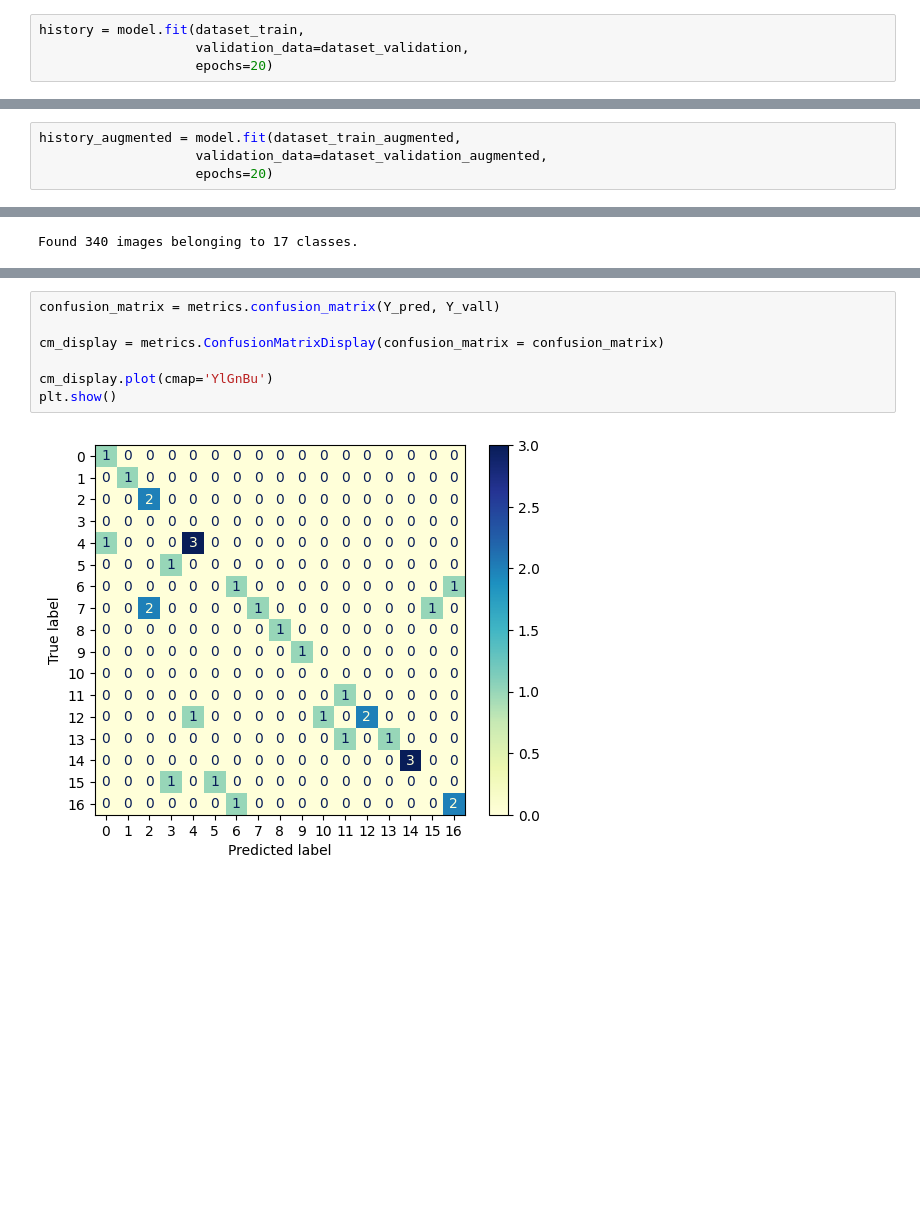
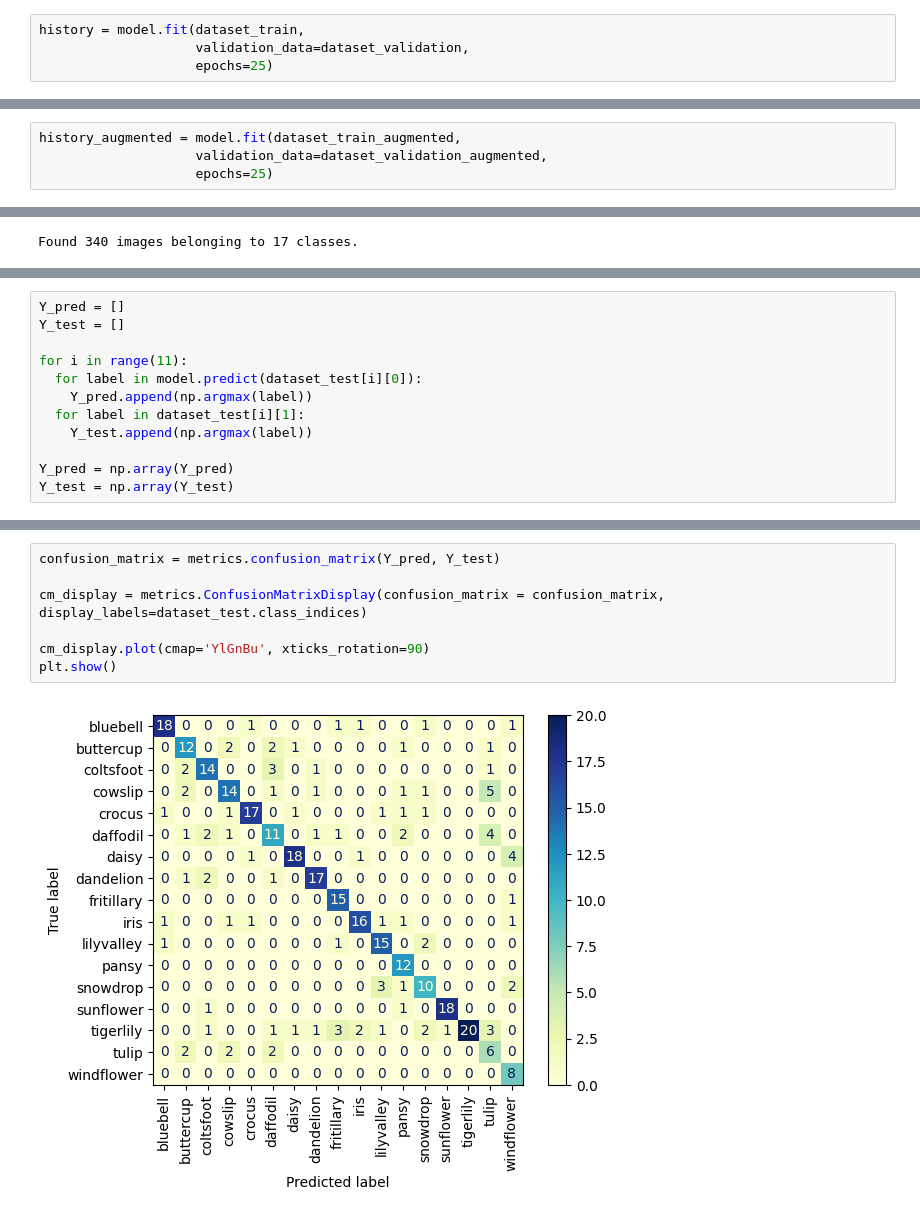
Before and after one commit to SobhanSaeedi7/DeepLearning, a Jupyter notebook: 3.Augmetation/2_17Flower.ipynb, the cells around one changed output, grey strips where cells are left out. Saved outputs shown, nothing was run; the diff lists cells and outputs as text; blank space fills up the shorter version.

```diff
--- a/3.Augmetation/2_17Flower.ipynb
+++ b/3.Augmetation/2_17Flower.ipynb
@@ -81,5 +79,5 @@ model.compile(optimizer=tf.keras.optimizers.Adam(learning_rate=0.001),
 # %%
 history = model.fit(dataset_train,
                     validation_data=dataset_validation,
-                    epochs=20)
+                    epochs=25)
 # %% [output]
@@ -103,5 +101,5 @@ Epoch 20/20
 # %%
 history_augmented = model.fit(dataset_train_augmented,
                     validation_data=dataset_validation_augmented,
-                    epochs=20)
+                    epochs=25)
 # %% [output]
@@ -151,0 +143,12 @@ Y_pred = np.argmax(Y_pred, axis=1)
+# %%
+Y_pred = []
+Y_test = []
+
+for i in range(11):
+  for label in model.predict(dataset_test[i][0]):
+    Y_pred.append(np.argmax(label))
+  for label in dataset_test[i][1]:
+    Y_test.append(np.argmax(label))
+
+Y_pred = np.array(Y_pred)
+Y_test = np.array(Y_test)
@@ -152,9 +167,9 @@ Y_pred = np.argmax(Y_pred, axis=1)
 # %%
-confusion_matrix = metrics.confusion_matrix(Y_pred, Y_vall)
+confusion_matrix = metrics.confusion_matrix(Y_pred, Y_test)
 
-cm_display = metrics.ConfusionMatrixDisplay(confusion_matrix = confusion_matrix)
+cm_display = metrics.ConfusionMatrixDisplay(confusion_matrix = confusion_matrix, display_labels=dataset_test.class_indices)
 
-cm_display.plot(cmap='YlGnBu')
+cm_display.plot(cmap='YlGnBu', xticks_rotation=90)
 plt.show()
 # %% [output]
-[figure, old version]
+[figure, new version]
```
Also changed, not shown: parts of 7 cells of this notebook.
